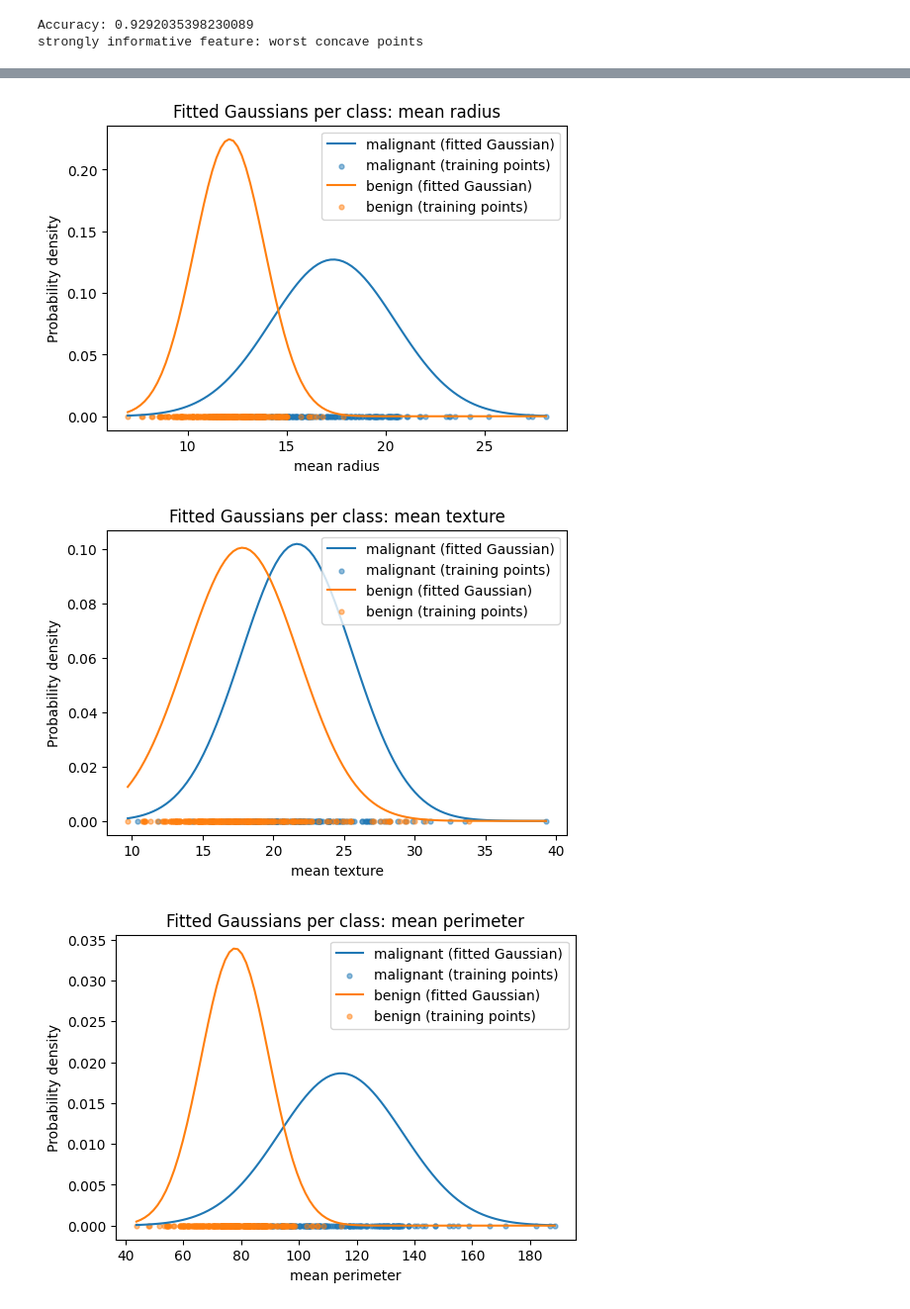
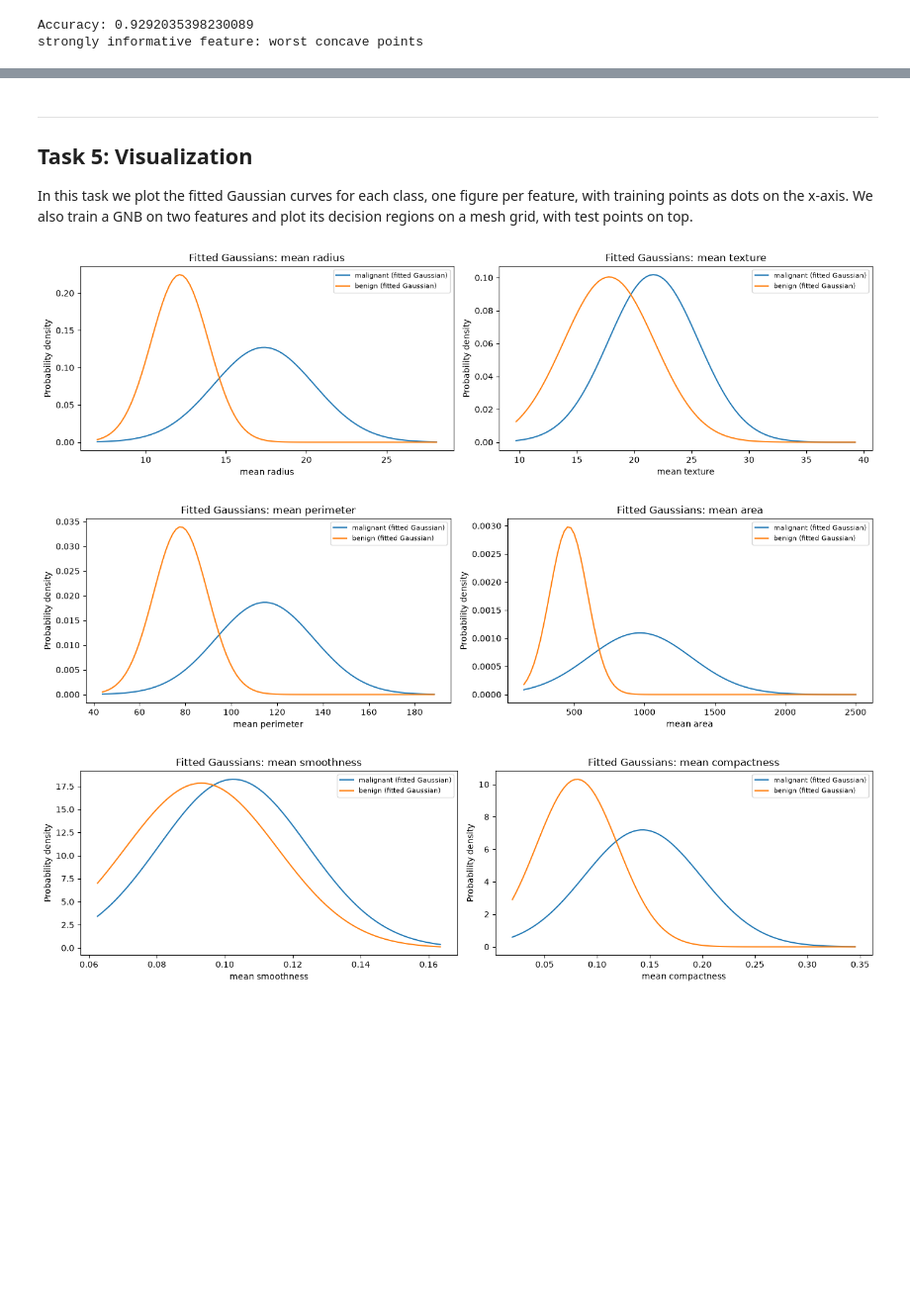
Before and after one commit to ahmedtolba481/Gaussian-Naive-Bayes-From-Scratch, a Jupyter notebook: GNB_20242023_20240523.ipynb, the cells around one changed output, grey strips where cells are left out. Shown at 99% size. Saved outputs shown, nothing was run; the diff lists cells and outputs as text; code cells hidden in the pictures; blank space fills up the shorter version.

```diff
--- a/GNB_20242023_20240523.ipynb
+++ b/GNB_20242023_20240523.ipynb
@@ -362,26 +407,50 @@ plt.show()
+# %% [markdown]
+---
+
+## Task 5: Visualization
+
+In this task we plot the fitted Gaussian curves for each class, one figure per feature, with training points as dots on the x-axis. We also train a GNB on two features and plot its decision regions on a mesh grid, with test points on top.
 # %%
+import os
 model = GaussianNaiveBayes().fit(x_train, y_train)
-
-def plot_feature_gaussians(model, x_train, y_train, j, feature_names, class_names):
-    xs = np.linspace(x_train[:, j].min(), x_train[:, j].max(), 100)
-    plt.figure(figsize=(6, 4))
-    for i, c in enumerate(model.classes):
-        mean_value, var = model.theta[i, j], model.var[i, j]
-        probability_density = np.exp(-(xs - mean_value) ** 2 / (2 * var)) / np.sqrt(2 * np.pi * var)
-
-        plt.plot(xs, probability_density, label=f"{class_names[c]} (fitted Gaussian)")
-        training_points = x_train[y_train == c, j]
-        y_zeros = np.zeros_like(training_points)
-        plt.scatter(training_points, y_zeros, s=12, alpha=0.5, label=f"{class_names[c]} (training points)")
-    plt.title(f"Fitted Gaussians per class: {feature_names[j]}")
-    plt.xlabel(feature_names[j])
-    plt.ylabel("Probability density")
-    plt.legend()
+def plot_feature_gaussians(model, x_train, y_train, start,feature_names, class_names,output_dir="gaussian_plots"):
+    os.makedirs(output_dir, exist_ok=True)
+    fig, axes = plt.subplots(1, 2, figsize=(14, 4))
+    for offset, ax in enumerate(axes):
+        j = start + offset
+        if j >= x_train.shape[1]:
+            ax.axis("off")
+            continue
+        xs = np.linspace(
+            x_train[:, j].min(),
+            x_train[:, j].max(),
+            100
+        )
+        for i, c in enumerate(model.classes):
+            mean_value, var = model.theta[i, j], model.var[i, j]
+            probability_density = (
+                np.exp(-(xs - mean_value) ** 2 / (2 * var))
+                / np.sqrt(2 * np.pi * var)
+            )
+            ax.plot(
+                xs,
+                probability_density,
+                label=f"{class_names[c]} (fitted Gaussian)"
+            )
+        ax.set_title(f"Fitted Gaussians: {feature_names[j]}")
+        ax.set_xlabel(feature_names[j])
+        ax.set_ylabel("Probability density")
+        ax.legend(fontsize=8)
+    fig.tight_layout()
+    filename = f"features_{start + 1:02d}_{min(start + 2, x_train.shape[1]):02d}.png"
+    fig.savefig(os.path.join(output_dir, filename),dpi=300,bbox_inches="tight")
     plt.show()
-
-for j in range(x_train.shape[1]):
-    plot_feature_gaussians(model, x_train, y_train, j, data.feature_names, data.target_names)
+    plt.close(fig)
+for j in range(0, x_train.shape[1], 2):
+    plot_feature_gaussians(model,x_train,y_train,j,data.feature_names,data.target_names)
+print("All Gaussian plots saved successfully!")
+print("Folder:", os.path.abspath("gaussian_plots"))
 # %% [output]
-[figure, old version]
+[figure, new version]
-[figure, old version]
+[figure, new version]
-[figure, old version]
+[figure, new version]
```
Also changed, not shown: parts of 35 cells of this notebook, 15 other files.
